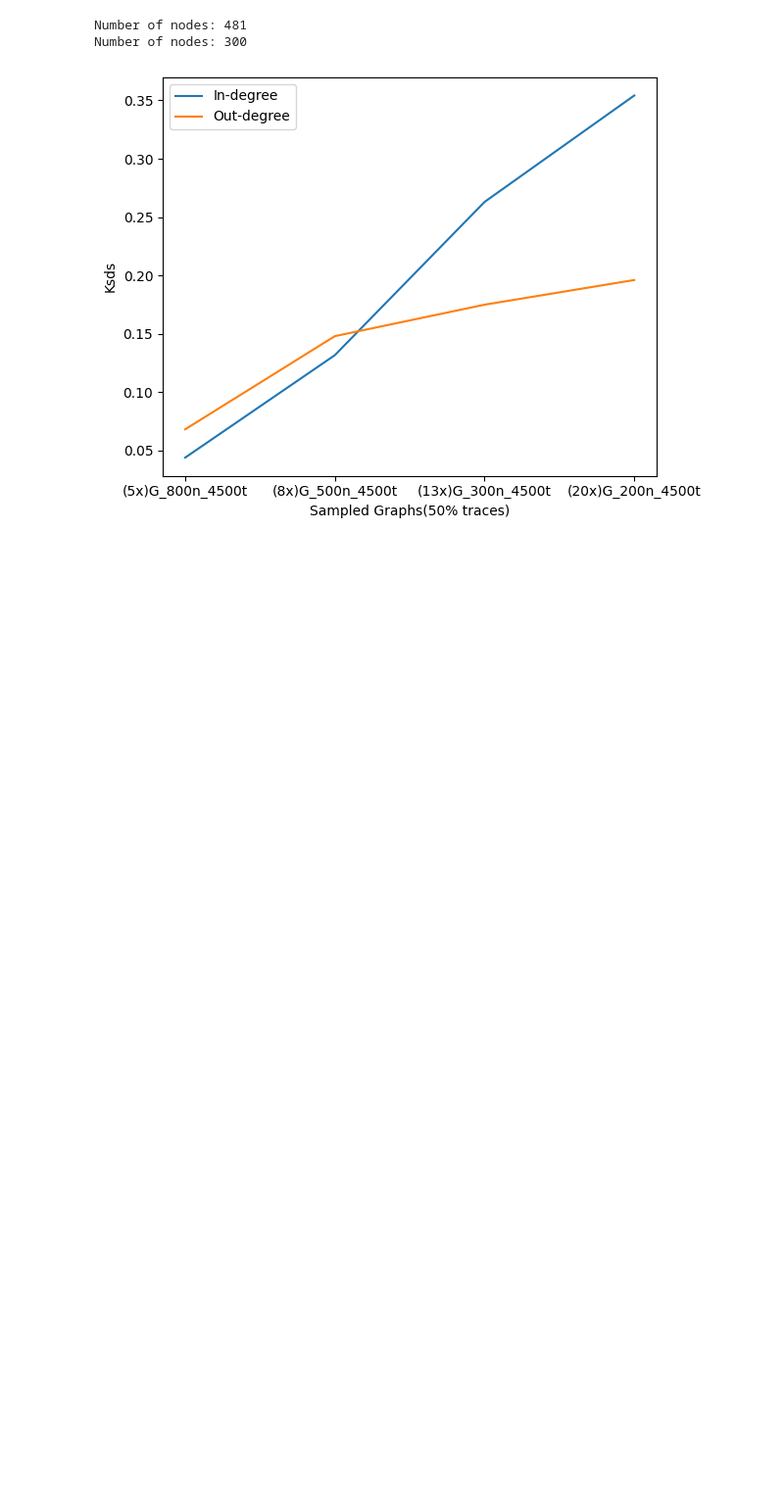
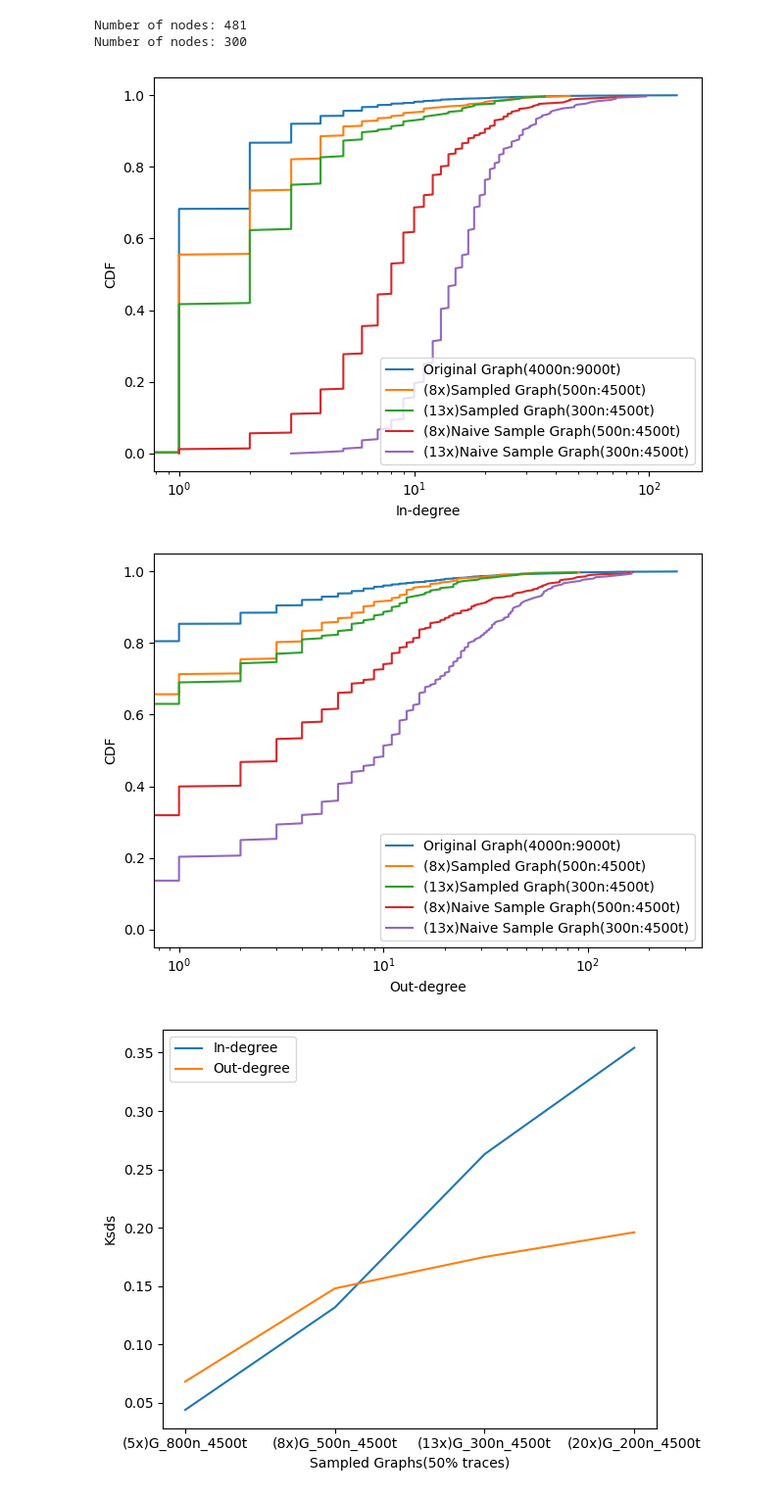
Before and after one commit to ritulS/TraceProc, a Jupyter notebook: graph_evaluation.ipynb, the cells around one changed output. Shown at 98% size. Drawn from its saved outputs; the diff is of its cells as text; code cells hidden in the pictures; blank space fills up the shorter version.

Commit message:
call depth eval & naive sampling method complete

```diff
--- a/graph_evaluation.ipynb
+++ b/graph_evaluation.ipynb
@@ -137,13 +137,17 @@ Read & Build Sampled graphs
 '''
 T_prime_500n_4500t = pkl_to_dict('downsampled_graphs/500nodes_4500traces.pkl')
 T_prime_300n_4500t = pkl_to_dict('downsampled_graphs/300nodes_4500traces.pkl')
+T_ns_500n_4500t = pkl_to_dict('naive_sampled_graphs/500nodes_4500traces.pkl')
+T_ns_300n_4500t = pkl_to_dict('naive_sampled_graphs/300nodes_4500traces.pkl')
 
 # Building the sampled original digraph
-G_sampled_500 = build_digraph_from_tracesdict(T_prime_500n_4500t)
-G_sampled_300 = build_digraph_from_tracesdict(T_prime_300n_4500t)
+G_prime_500 = build_digraph_from_tracesdict(T_prime_500n_4500t)
+G_prime_300 = build_digraph_from_tracesdict(T_prime_300n_4500t)
+G_ns_500 = build_digraph_from_tracesdict(T_ns_500n_4500t)
+G_ns_300 = build_digraph_from_tracesdict(T_ns_300n_4500t)
 
-print("Number of nodes:", G_sampled_500.number_of_nodes())
-print("Number of nodes:", G_sampled_300.number_of_nodes())
+print("Number of nodes:", G_prime_500.number_of_nodes())
+print("Number of nodes:", G_prime_300.number_of_nodes())
 # %% [output]
 Number of nodes: 481
 Number of nodes: 300
@@ -250,19 +249,29 @@ def get_deg_dist(G, in_or_out):
 # %%
 '''
 Experiment for Downscaling Impact
 '''
+# class G_dscale_eval_info:
+#     def __init__(self,G,label) -> None:
+#         self.indeg_dist = get_deg_dist(G, 'in')
+#         self.outdeg_dist = get_deg_dist(G, 'out')
+#         self.label = label
 
 Gs_and_labels = [[G_original, 'Original Graph(4000n:9000t)'],\
-                 [G_sampled_500, '(8x)Sampled Graph(500n:4500t)'],\
-                 [G_sampled_300, '(13x)Sampled Graph(300n:4500t)']
+                 [G_prime_500, '(8x)Sampled Graph(500n:4500t)'],\
+                 [G_prime_300, '(13x)Sampled Graph(300n:4500t)'],\
+                 [G_ns_500, '(8x)Naive Sample Graph(500n:4500t)'],\
+                 [G_ns_300, '(13x)Naive Sample Graph(300n:4500t)']
                  ]
 deg_dist_viz_cdf(Gs_and_labels, 'in',\
                   'node_dscaling_impact/indeg_dist_dscale_4.5kt')
 deg_dist_viz_cdf(Gs_and_labels, 'out',\
                   'node_dscaling_impact/outdeg_dist_dscale_4.5kt')
-in_out_deg_dist_viz_cdf(Gs_and_labels, \
-                'node_dscaling_impact/inoutdeg_dist_dscale_4.5kt',\
-                'Node Downscaling Impact')
+# in_out_deg_dist_viz_cdf(Gs_and_labels, \
+#                 'node_dscaling_impact/inoutdeg_dist_dscale_4.5kt',\
+#                 'Node Downscaling Impact')
+# %% [output]
+[figure, added]
+[figure, added]
 # %%
 '''
 Experiment for Comparing impact of t' on in/out deg distributions
```
Also changed, not shown: parts of 6 cells of this notebook, 2 other files.
